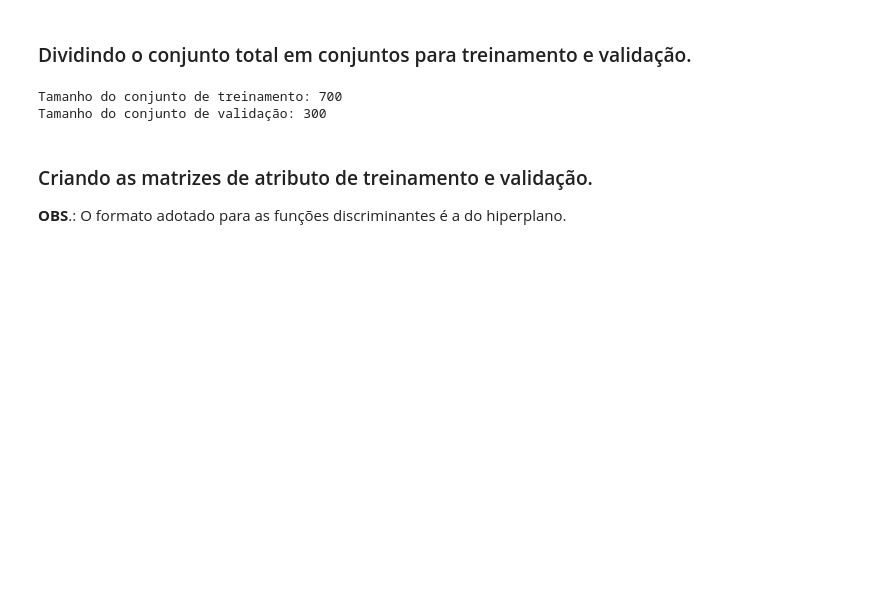
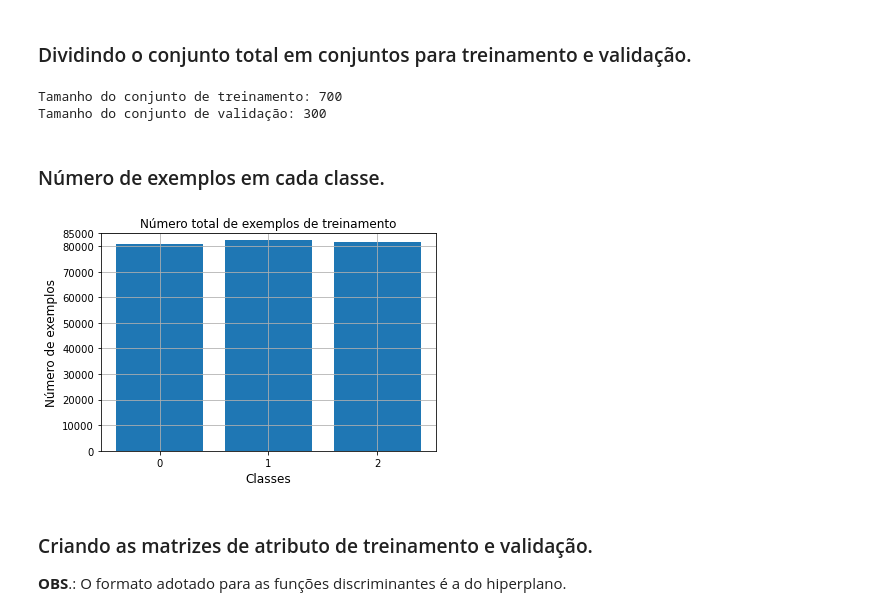
Before and after one commit to zz4fap/tp555-ml, a Jupyter notebook: exemplos/classification/linear/logistic/classification_metrics.ipynb, the cells around one changed output. Cells and saved outputs as stored; diff of their text form; code cells hidden in the pictures; blank space fills up the shorter version.

```diff
--- a/exemplos/classification/linear/logistic/classification_metrics.ipynb
+++ b/exemplos/classification/linear/logistic/classification_metrics.ipynb
@@ -55,6 +55,19 @@ print('Tamanho do conjunto de validação:', len(y_test))
 # %% [output]
 Tamanho do conjunto de treinamento: 700
 Tamanho do conjunto de validação: 300
+# %% [markdown]
+### Número de exemplos em cada classe.
+# %%
+plt.bar(['0','1','2'], [np.sum(np.argwhere(y_train == 0)), np.sum(np.argwhere(y_train == 1)), np.sum(np.argwhere(y_train == 2))])
+plt.xlabel("Classes", fontsize=12)
+plt.ylabel("Número de exemplos", fontsize=12)
+plt.title("Número total de exemplos de treinamento")
+plt.ylim([0, 85000])
+plt.yticks([0, 10000, 20000, 30000, 40000, 50000, 60000, 70000, 80000, 85000])
+plt.grid()
+plt.show()
+# %% [output]
+[figure, added]
 # %% [markdown]
 ### Criando as matrizes de atributo de treinamento e validação.
 
```
Also changed, not shown: parts of 11 cells of this notebook, 2 other files.
